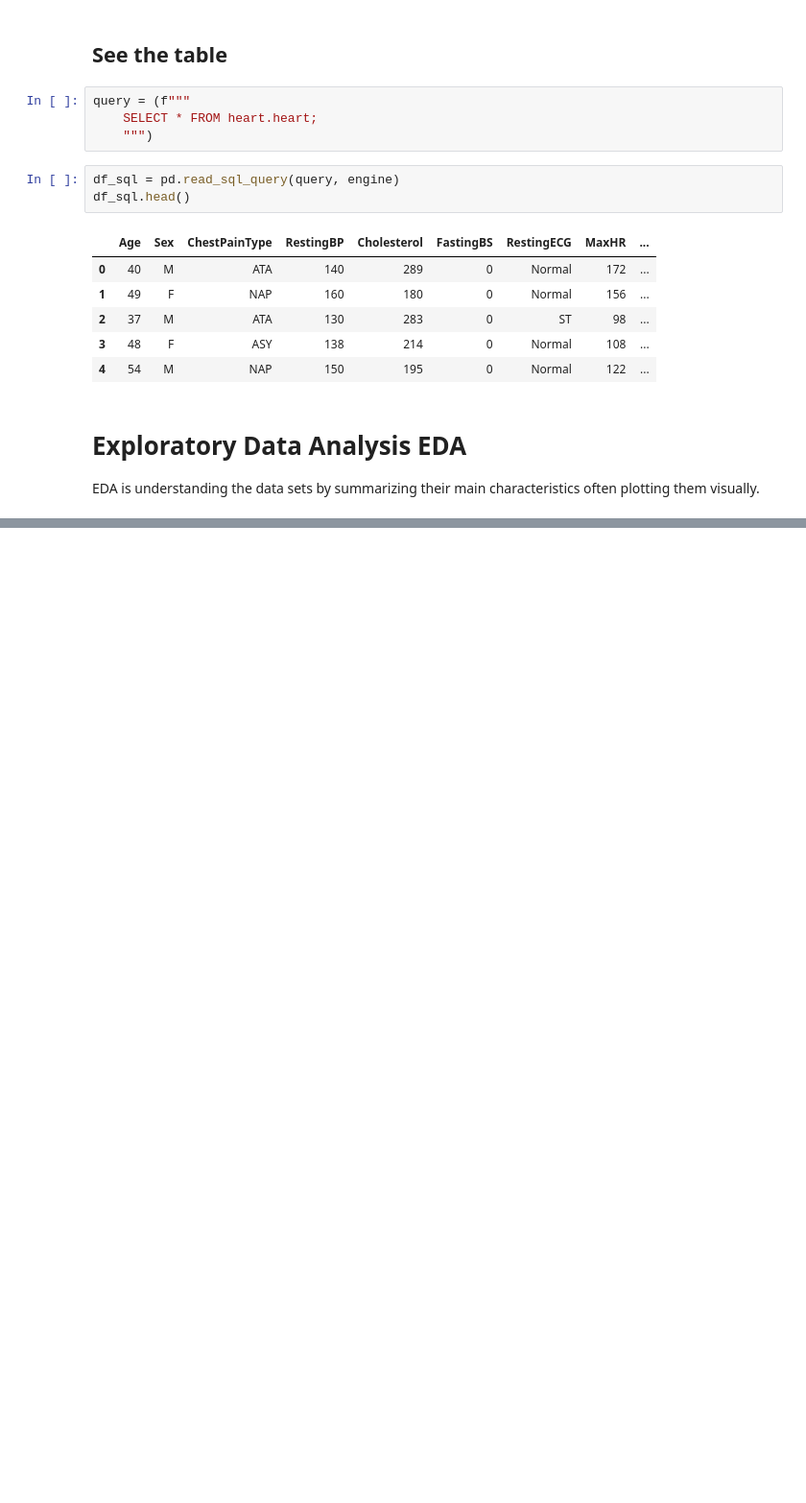
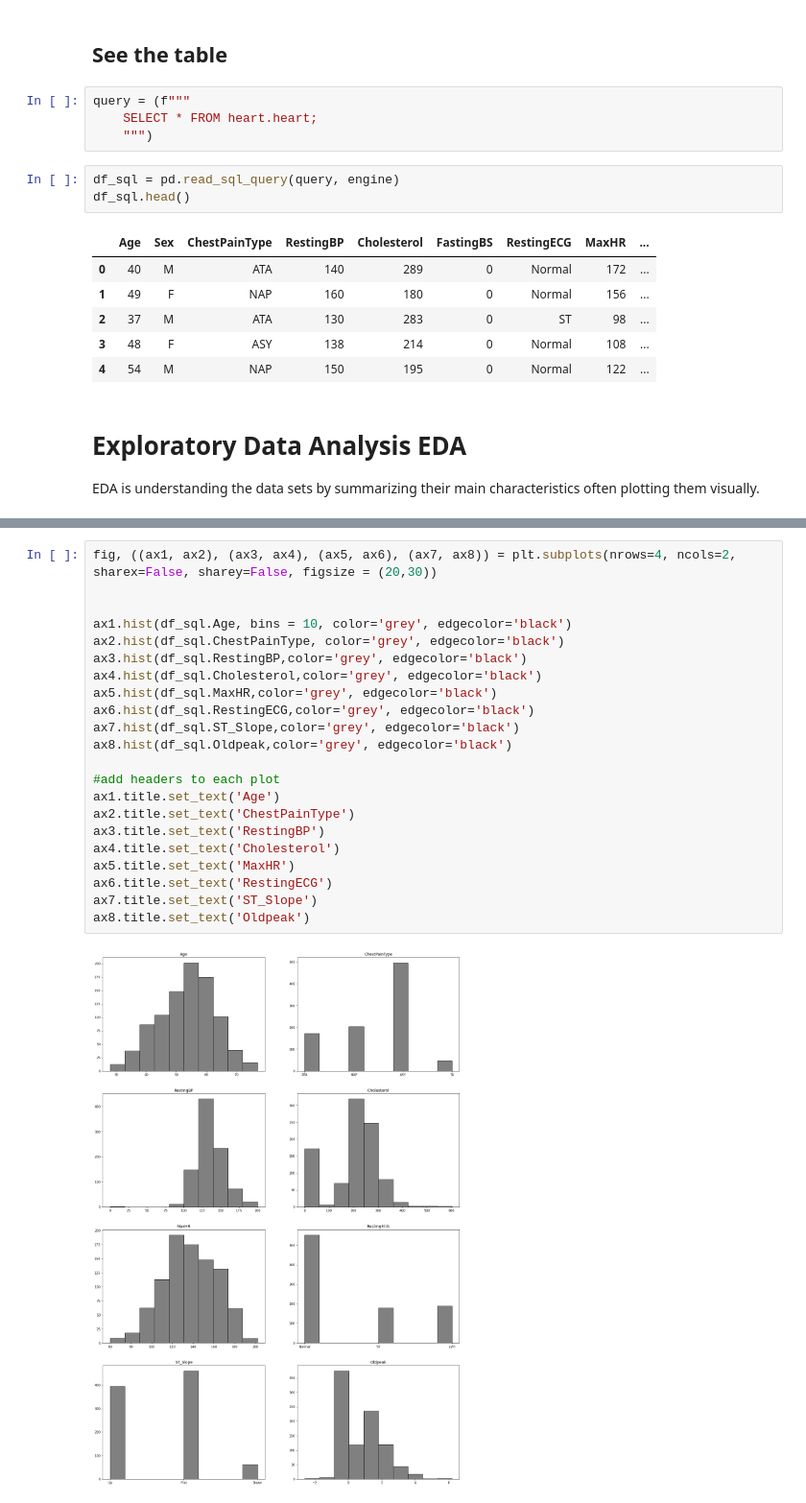
Before and after one commit to AnaAGG/Heart-Disease-Prediction, a Jupyter notebook: notebooks/Untitled.ipynb, the cells around one changed output, grey strips where cells are left out. Shown at 96% size. Saved outputs shown, nothing was run; the diff lists cells and outputs as text; blank space fills up the shorter version.

```diff
--- a/notebooks/Untitled.ipynb
+++ b/notebooks/Untitled.ipynb
@@ -174,0 +226,24 @@ EDA is understanding the data sets by summarizing their main characteristics oft
+# %%
+fig, ((ax1, ax2), (ax3, ax4), (ax5, ax6), (ax7, ax8)) = plt.subplots(nrows=4, ncols=2, sharex=False, sharey=False, figsize = (20,30))
+
+
+ax1.hist(df_sql.Age, bins = 10, color='grey', edgecolor='black')
+ax2.hist(df_sql.ChestPainType, color='grey', edgecolor='black')
+ax3.hist(df_sql.RestingBP,color='grey', edgecolor='black')
+ax4.hist(df_sql.Cholesterol,color='grey', edgecolor='black')
+ax5.hist(df_sql.MaxHR,color='grey', edgecolor='black')
+ax6.hist(df_sql.RestingECG,color='grey', edgecolor='black')
+ax7.hist(df_sql.ST_Slope,color='grey', edgecolor='black')
+ax8.hist(df_sql.Oldpeak,color='grey', edgecolor='black')
+
+#add headers to each plot
+ax1.title.set_text('Age')
+ax2.title.set_text('ChestPainType')
+ax3.title.set_text('RestingBP')
+ax4.title.set_text('Cholesterol')
+ax5.title.set_text('MaxHR')
+ax6.title.set_text('RestingECG')
+ax7.title.set_text('ST_Slope')
+ax8.title.set_text('Oldpeak')
+# %% [output]
+[figure, added]
```
Also changed, not shown: parts of 15 cells of this notebook.
